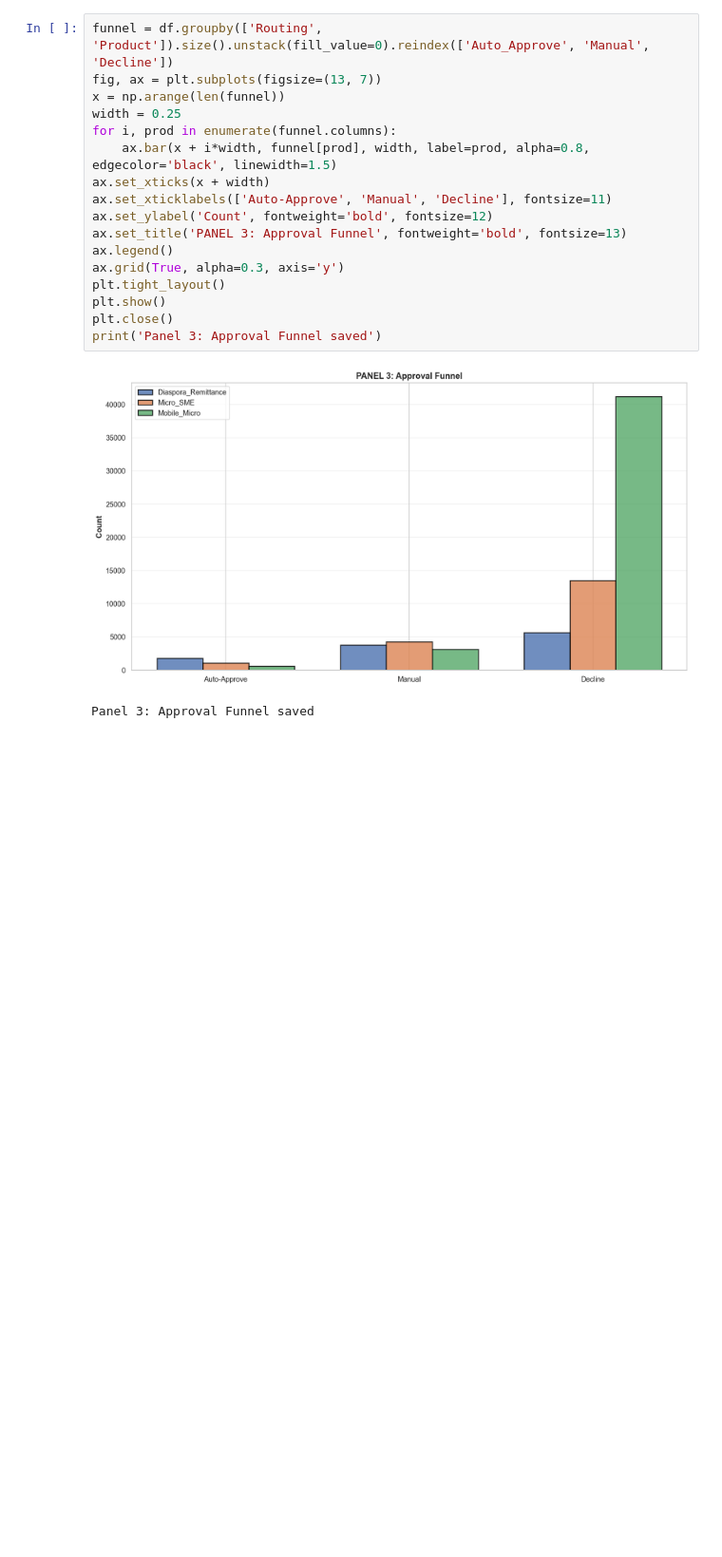
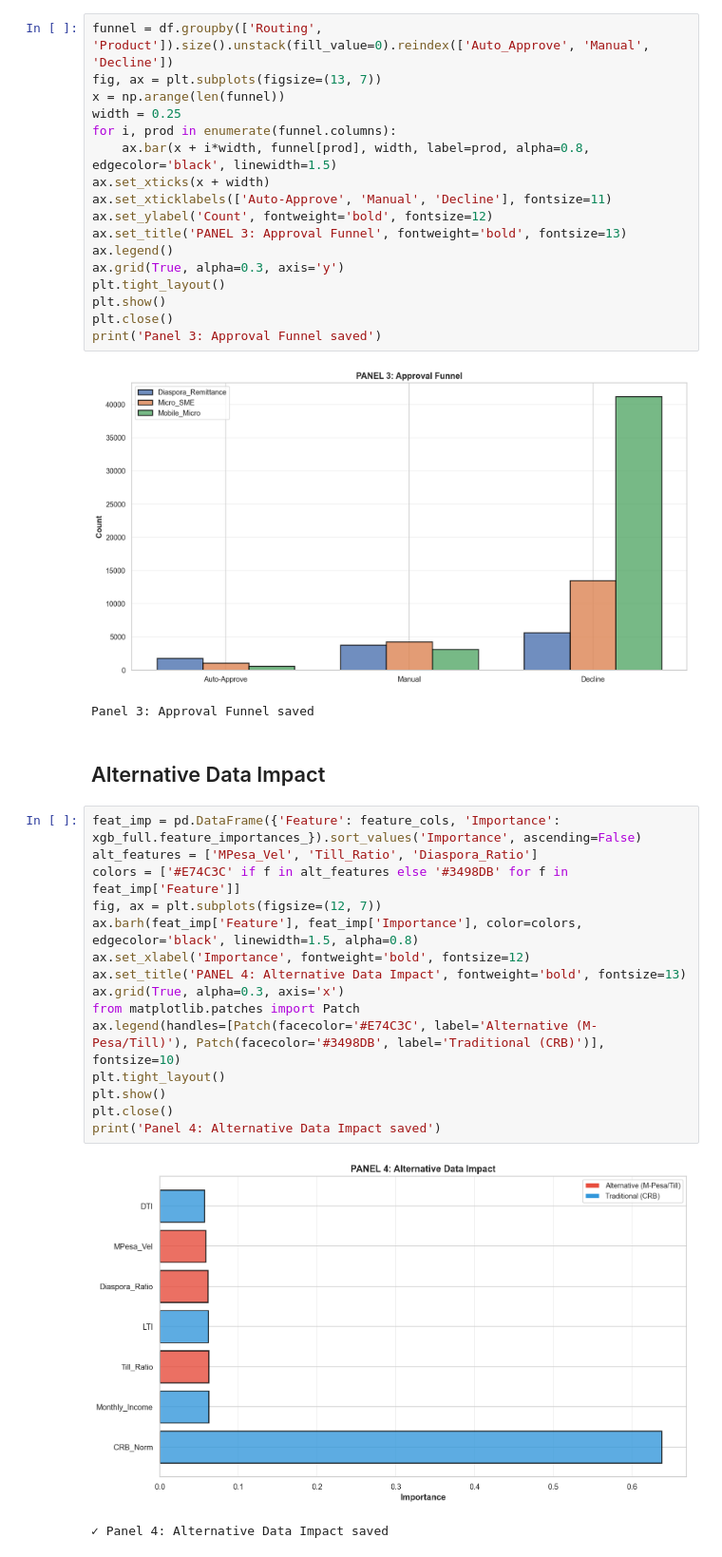
Before and after one commit to kariuki392/DataAnalysisProject27-Retail-Lending-Origination-Risk-Based-Pricing-Engine, a Jupyter notebook: notebooks/retail_origination_pricing_engine.ipynb, the cells around one changed output. Shown at 95% size. Drawn from its saved outputs; the diff is of its cells as text; blank space fills up the shorter version.

Commit message:
Panel 4: Alternative Data Impact. Implement code changes to enhance functionality and improve performance

```diff
--- a/notebooks/retail_origination_pricing_engine.ipynb
+++ b/notebooks/retail_origination_pricing_engine.ipynb
@@ -195,3 +195,23 @@ print('Panel 3: Approval Funnel saved')
 # %% [output]
 [figure]
 Panel 3: Approval Funnel saved
+# %% [markdown]
+## Alternative Data Impact
+# %%
+feat_imp = pd.DataFrame({'Feature': feature_cols, 'Importance': xgb_full.feature_importances_}).sort_values('Importance', ascending=False)
+alt_features = ['MPesa_Vel', 'Till_Ratio', 'Diaspora_Ratio']
+colors = ['#E74C3C' if f in alt_features else '#3498DB' for f in feat_imp['Feature']]
+fig, ax = plt.subplots(figsize=(12, 7))
+ax.barh(feat_imp['Feature'], feat_imp['Importance'], color=colors, edgecolor='black', linewidth=1.5, alpha=0.8)
+ax.set_xlabel('Importance', fontweight='bold', fontsize=12)
+ax.set_title('PANEL 4: Alternative Data Impact', fontweight='bold', fontsize=13)
+ax.grid(True, alpha=0.3, axis='x')
+from matplotlib.patches import Patch
+ax.legend(handles=[Patch(facecolor='#E74C3C', label='Alternative (M-Pesa/Till)'), Patch(facecolor='#3498DB', label='Traditional (CRB)')], fontsize=10)
+plt.tight_layout()
+plt.show()
+plt.close()
+print('Panel 4: Alternative Data Impact saved')
+# %% [output]
+[figure, added]
+✓ Panel 4: Alternative Data Impact saved
```
